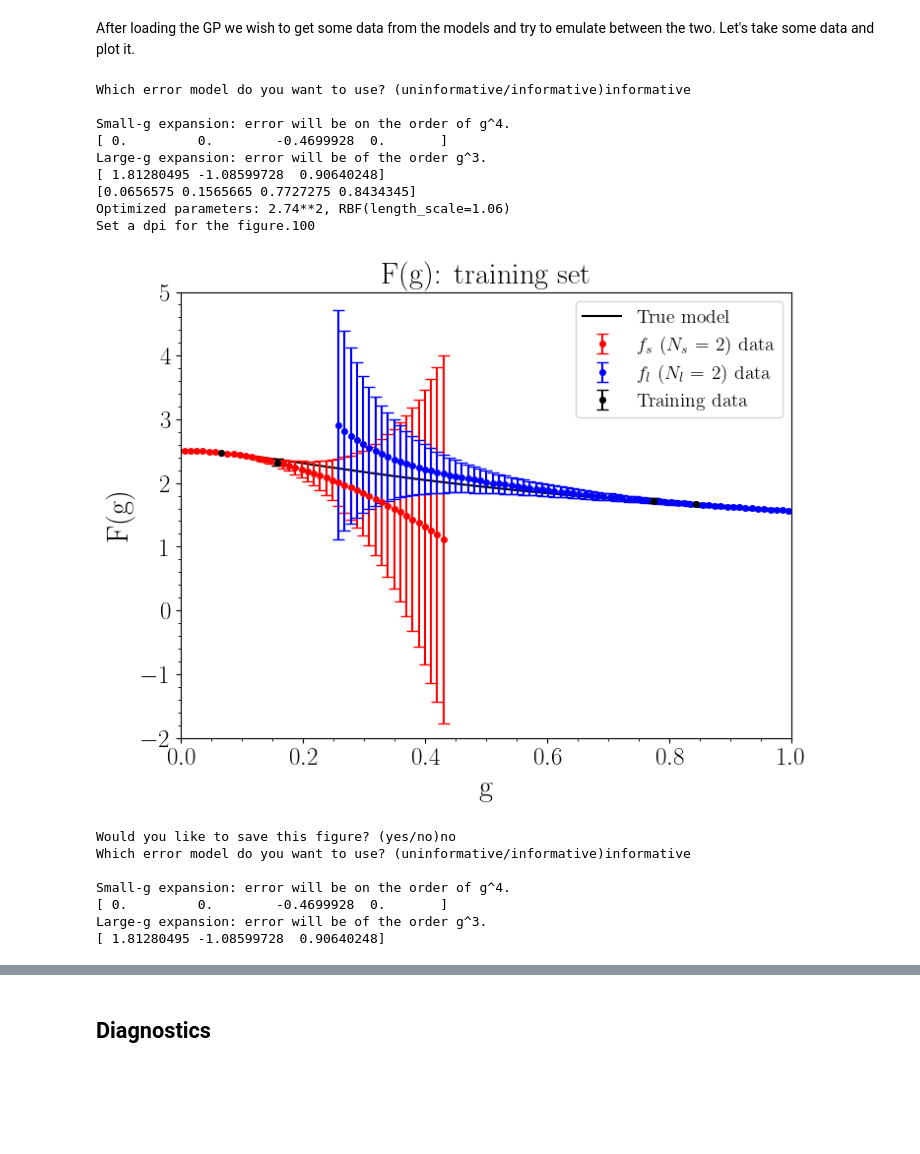
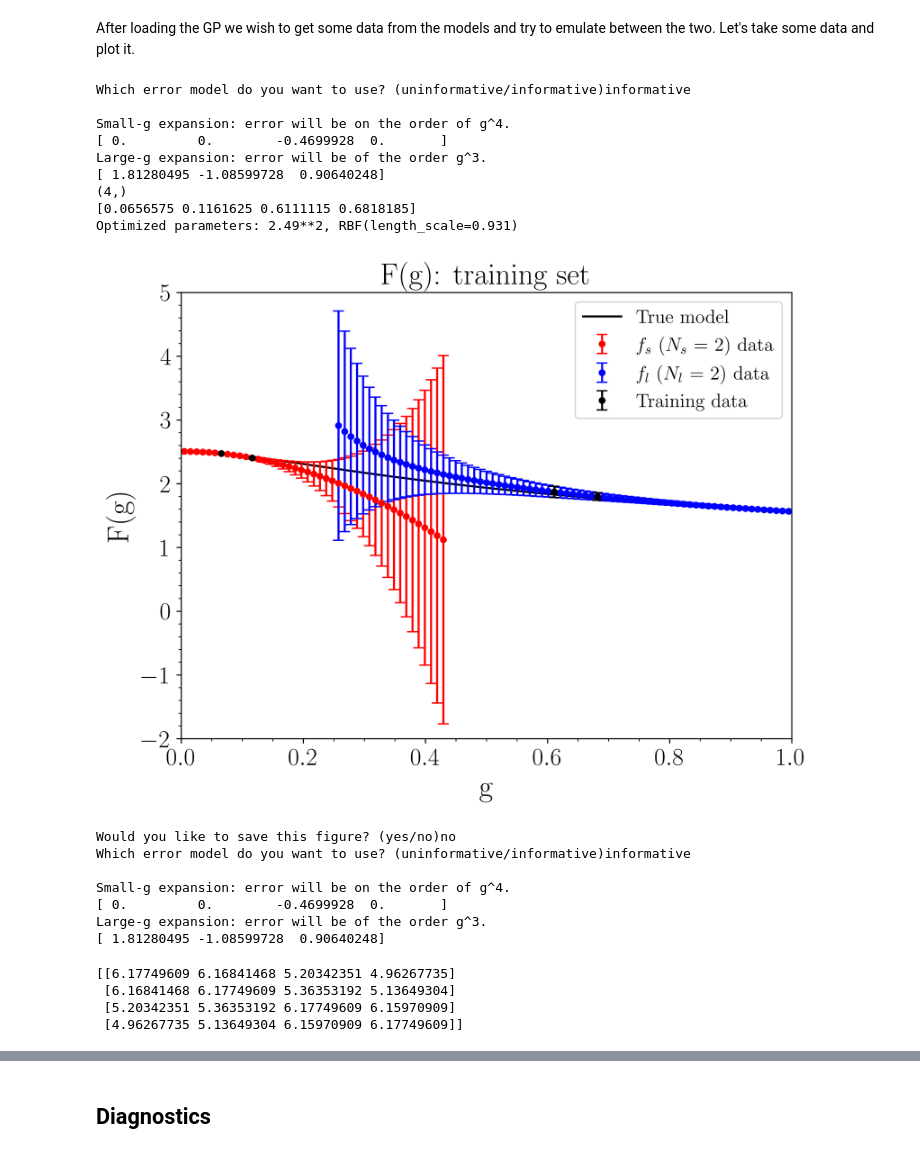
Before and after one commit to asemposki/SAMBA, a Jupyter notebook: model_mixing_gps.ipynb, the cells around one changed output, grey strips where cells are left out. Drawn from its saved outputs; the diff is of its cells as text; code cells hidden in the pictures; blank space fills up the shorter version.

```diff
--- a/model_mixing_gps.ipynb
+++ b/model_mixing_gps.ipynb
@@ -43,19 +45,19 @@ Initializing standard Constant * RBF kernel.
 # %% [markdown]
 After loading the GP we wish to get some data from the models and try to emulate between the two. Let's take some data and plot it.
 # %%
-trained = new.training(low, high, error=True)
+trained, uncov = new.training(low, high, error=True)
 gs, datas, sigmas = new.training_set(low, high)
 # %% [output]
 Which error model do you want to use? (uninformative/informative)informative
 
 Small-g expansion: error will be on the order of g^4.
 [ 0.         0.        -0.4699928  0.       ]
 Large-g expansion: error will be of the order g^3.
 [ 1.81280495 -1.08599728  0.90640248]
-[0.0656575 0.1565665 0.7727275 0.8434345]
-Optimized parameters: 2.74**2, RBF(length_scale=1.06)
-Set a dpi for the figure.100
+(4,)
+[0.0656575 0.1161625 0.6111115 0.6818185]
+Optimized parameters: 2.49**2, RBF(length_scale=0.931)
-[figure, old version]
+[figure, new version]
 Would you like to save this figure? (yes/no)no
 Which error model do you want to use? (uninformative/informative)informative
 
@@ -68,3 +68,11 @@ Large-g expansion: error will be of the order g^3.
+# %%
+# print the uncov
+print(uncov) #need to undo normalization don't I...?
+# %% [output]
+[[6.17749609 6.16841468 5.20342351 4.96267735]
+ [6.16841468 6.17749609 5.36353192 5.13649304]
+ [5.20342351 5.36353192 6.17749609 6.15970909]
+ [4.96267735 5.13649304 6.15970909 6.17749609]]
 # %%
 mean, sig, cov = new.validate(trained, low, high, interval=68)
 #print(np.diag(cov))
```
Also changed, not shown: parts of 20 cells of this notebook, 1 other file.
